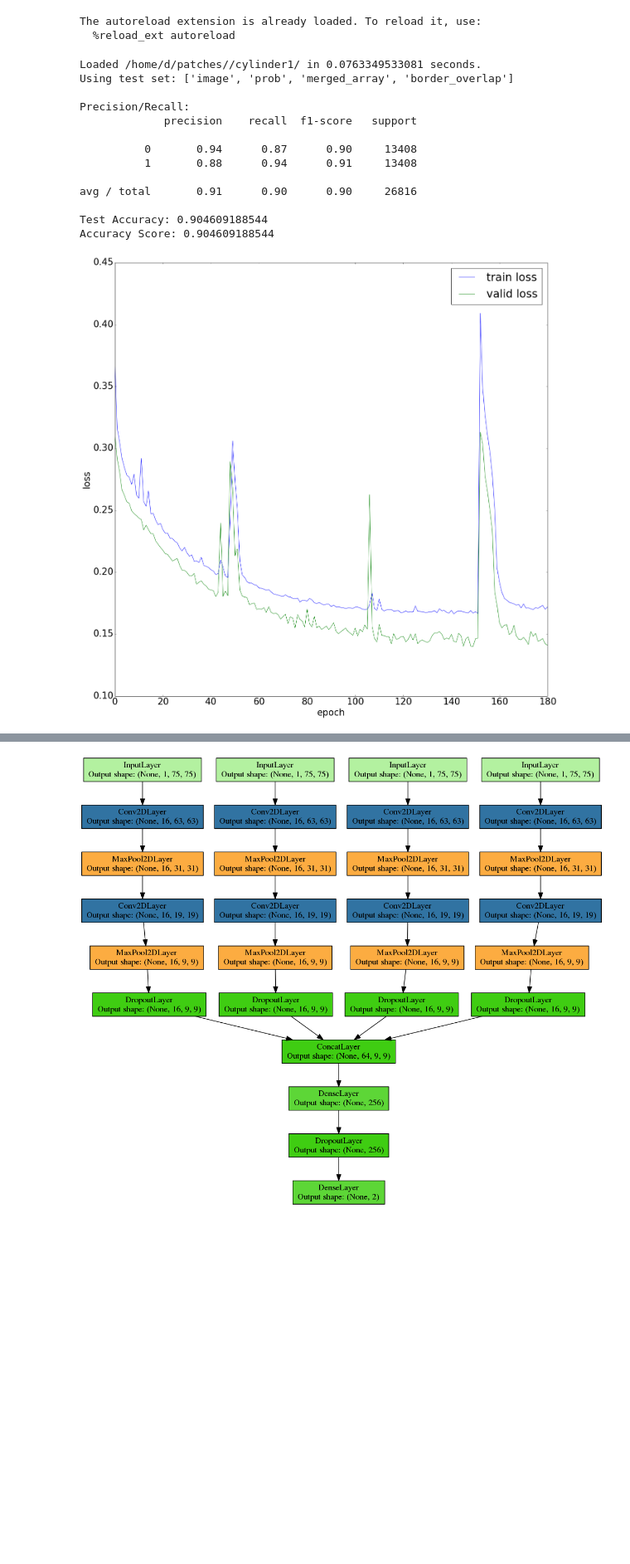
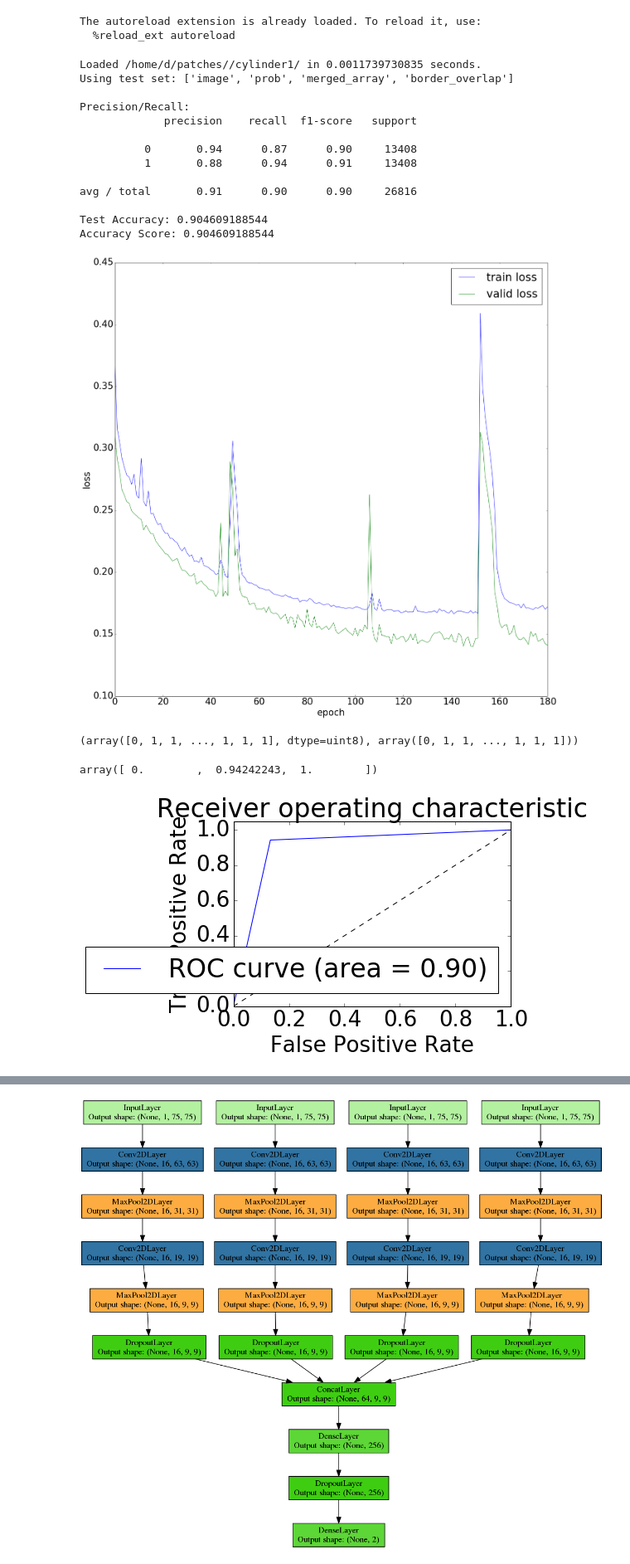
Before and after one commit to SrutiBh/mlproof, a Jupyter notebook: CNN_STATS.ipynb, the cells around one changed output, grey strips where cells are left out. Shown at 83% size. Drawn from its saved outputs; the diff is of its cells as text; code cells hidden in the pictures; blank space fills up the shorter version.

```diff
--- a/CNN_STATS.ipynb
+++ b/CNN_STATS.ipynb
@@ -17,9 +17,9 @@ cnn1 = '/home/d/nets/MergeNetDropout_cylinder1_border_overlap_dropout_usevars/ne
 cnn2 = '/home/d/nets/MergeNetDropout_cylinder1_larger_border_overlap_dropout_usevars/net.p'
 cnn3 = '/home/d/nets/MergeNetThreeLegDropout_cylinder1_larger_border_overlap_dropout_usevars/net.p'
 
-cnn, loss_plot = Stats.load_cnn(cnn1)
+cnn, loss_plot, y_test, test_prediction = Stats.load_cnn(cnn1)
 # %% [output]
-Loaded /home/d/patches//cylinder1/ in 0.0763349533081 seconds.
+Loaded /home/d/patches//cylinder1/ in 0.0011739730835 seconds.
 Using test set: ['image', 'prob', 'merged_array', 'border_overlap']
 
 Precision/Recall:
@@ -33,3 +33,7 @@ avg / total       0.91      0.90      0.90     26816
 Test Accuracy: 0.904609188544
 Accuracy Score: 0.904609188544
 [figure]
+# %%
+y_test, test_prediction
+# %% [output]
+(array([0, 1, 1, ..., 1, 1, 1], dtype=uint8), array([0, 1, 1, ..., 1, 1, 1]))
@@ -35,0 +52,17 @@ Accuracy Score: 0.904609188544
+# %%
+auc(TN_N, )
+# %% [output]
+array([ 0.        ,  0.94242243,  1.        ])
+# %%
+plt.figure()
+plt.plot(fpr, tpr, label='ROC curve (area = %0.2f)' % roc_auc)
+plt.plot([0, 1], [0, 1], 'k--')
+plt.xlim([0.0, 1.0])
+plt.ylim([0.0, 1.05])
+plt.xlabel('False Positive Rate')
+plt.ylabel('True Positive Rate')
+plt.title('Receiver operating characteristic')
+plt.legend(loc="lower right")
+plt.show()
+# %% [output]
+[figure, added]
```
Also changed, not shown: parts of 5 cells of this notebook, 2 other files.
